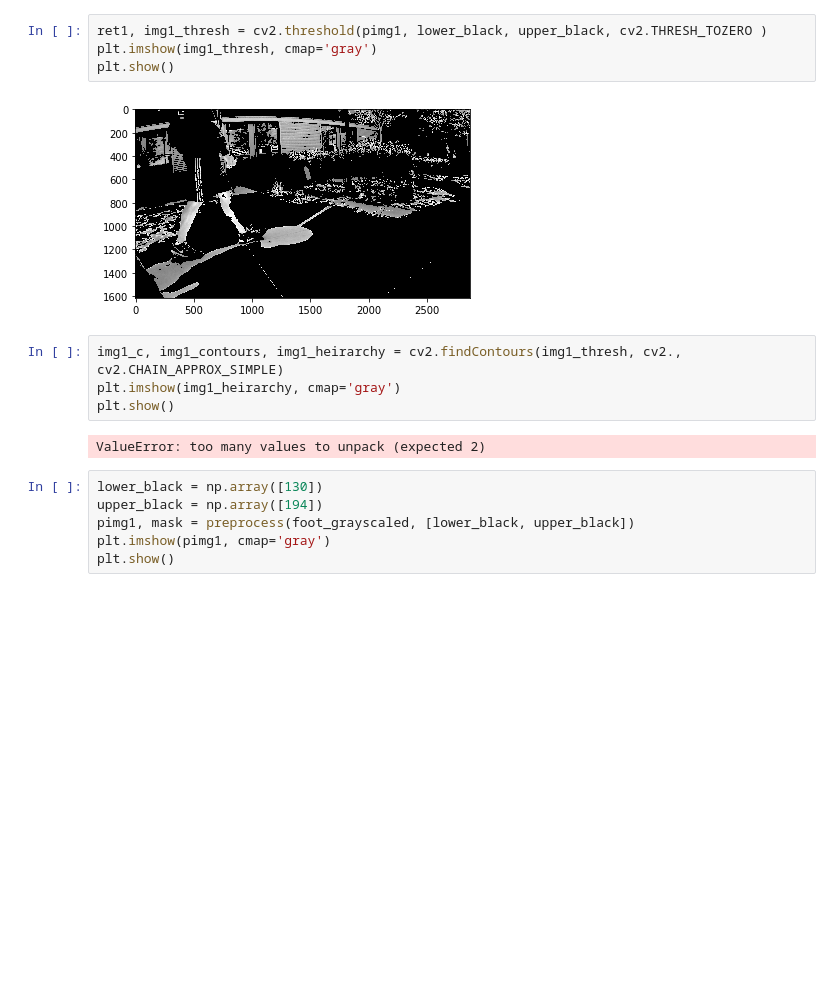
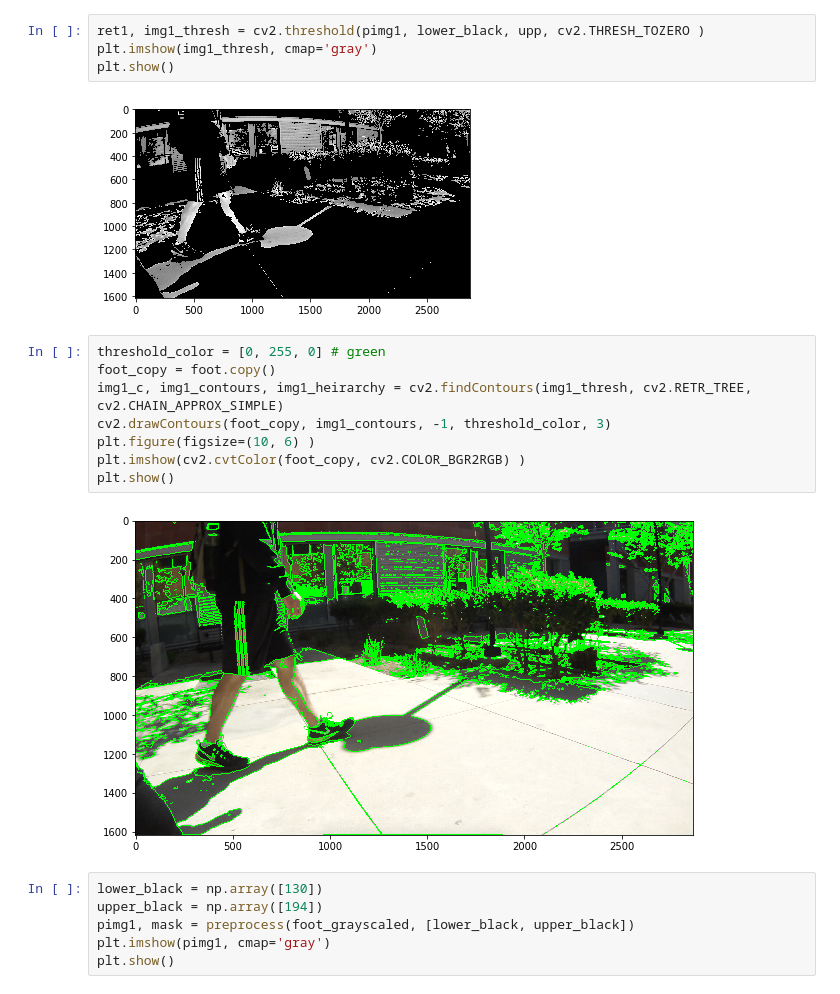
Before and after one commit to luoken/Shoe-detector, a Jupyter notebook: utils/Testing.ipynb, the cells around one changed output. Cells and saved outputs as stored; diff of their text form; blank space fills up the shorter version.

Commit message:
contour works

```diff
--- a/utils/Testing.ipynb
+++ b/utils/Testing.ipynb
@@ -53,17 +53,21 @@ plt.show()
 # %% [output]
 [figure]
 # %%
-ret1, img1_thresh = cv2.threshold(pimg1, lower_black, upper_black, cv2.THRESH_TOZERO )
+ret1, img1_thresh = cv2.threshold(pimg1, lower_black, upp, cv2.THRESH_TOZERO )
 plt.imshow(img1_thresh, cmap='gray')
 plt.show()
 # %% [output]
 [figure]
-# %%
-img1_c, img1_contours, img1_heirarchy = cv2.findContours(img1_thresh, cv2., cv2.CHAIN_APPROX_SIMPLE)
-plt.imshow(img1_heirarchy, cmap='gray')
-plt.show()
-# %% [output]
-ValueError: too many values to unpack (expected 2)
+# %%
+threshold_color = [0, 255, 0] # green
+foot_copy = foot.copy()
+img1_c, img1_contours, img1_heirarchy = cv2.findContours(img1_thresh, cv2.RETR_TREE, cv2.CHAIN_APPROX_SIMPLE)
+cv2.drawContours(foot_copy, img1_contours, -1, threshold_color, 3)
+plt.figure(figsize=(10, 6) )
+plt.imshow(cv2.cvtColor(foot_copy, cv2.COLOR_BGR2RGB) )
+plt.show()
+# %% [output]
+[figure, added]
 # %%
 lower_black = np.array([130])
 upper_black = np.array([194])
```
